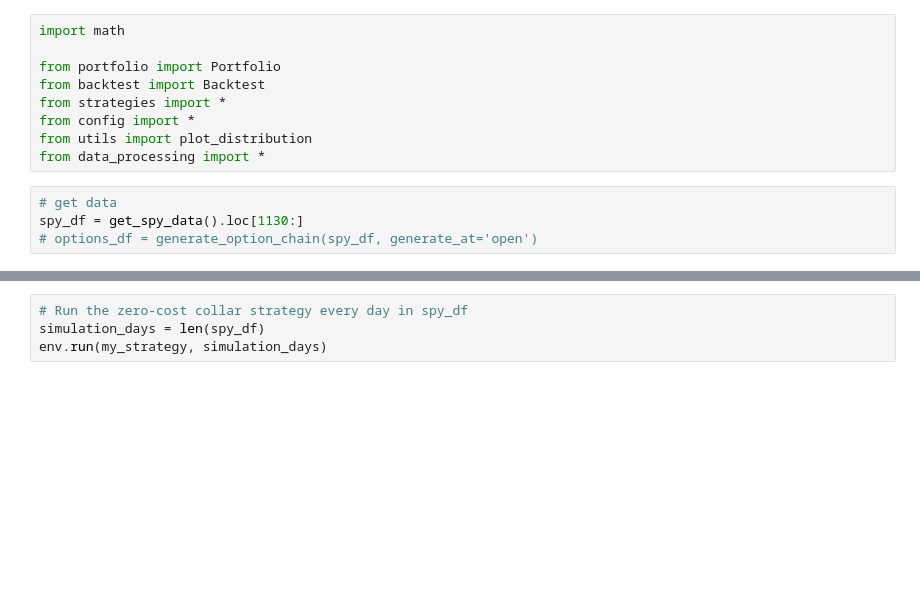
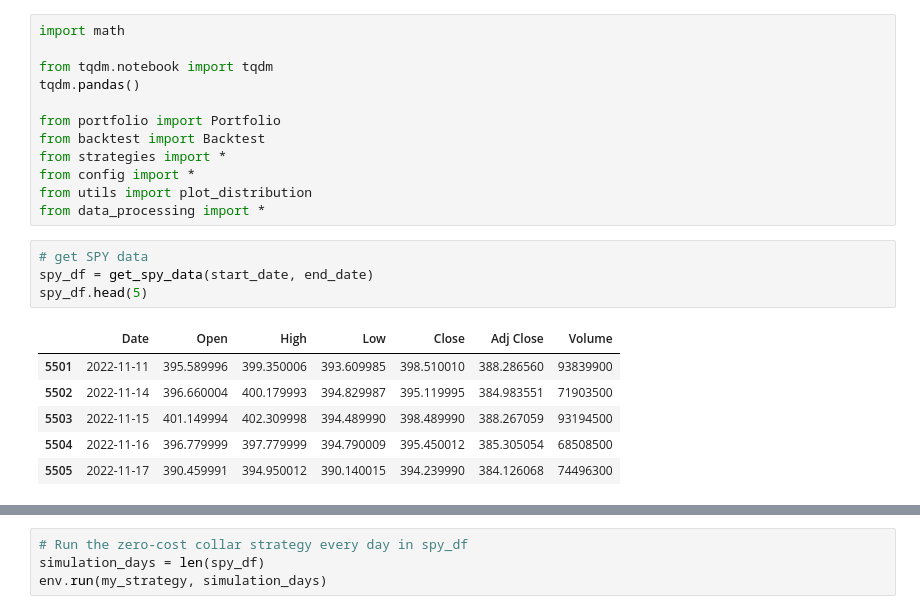
Before and after one commit to wyx-vincent/backtest, a Jupyter notebook: main.ipynb, the cells around one changed output, grey strips where cells are left out. Saved outputs shown, nothing was run; the diff lists cells and outputs as text; blank space fills up the shorter version.

```diff
--- a/main.ipynb
+++ b/main.ipynb
@@ -1,5 +1,8 @@
 # %%
 import math
+
+from tqdm.notebook import tqdm
+tqdm.pandas()
 
 from portfolio import Portfolio
 from backtest import Backtest
@@ -8,9 +11,16 @@ from config import *
 from utils import plot_distribution
 from data_processing import *
 # %%
-# get data
-spy_df = get_spy_data().loc[1130:]
-# options_df = generate_option_chain(spy_df, generate_at='open')
+# get SPY data
+spy_df = get_spy_data(start_date, end_date)
+spy_df.head(5)
+# %% [output]
+|  | Date | Open | High | Low | Close | Adj Close | Volume |
+| 5501 | 2022-11-11 | 395.589996 | 399.350006 | 393.609985 | 398.510010 | 388.286560 | 93839900 |
+| 5502 | 2022-11-14 | 396.660004 | 400.179993 | 394.829987 | 395.119995 | 384.983551 | 71903500 |
+| 5503 | 2022-11-15 | 401.149994 | 402.309998 | 394.489990 | 398.489990 | 388.267059 | 93194500 |
+| 5504 | 2022-11-16 | 396.779999 | 397.779999 | 394.790009 | 395.450012 | 385.305054 | 68508500 |
+| 5505 | 2022-11-17 | 390.459991 | 394.950012 | 390.140015 | 394.239990 | 384.126068 | 74496300 |
 # %%
 # instantiation
 my_portfolio = Portfolio(initial_portfolio_nominal_value, portolio_weights_config, collateral_ratio)
```
Also changed, not shown: parts of 8 cells of this notebook, 7 other files.
